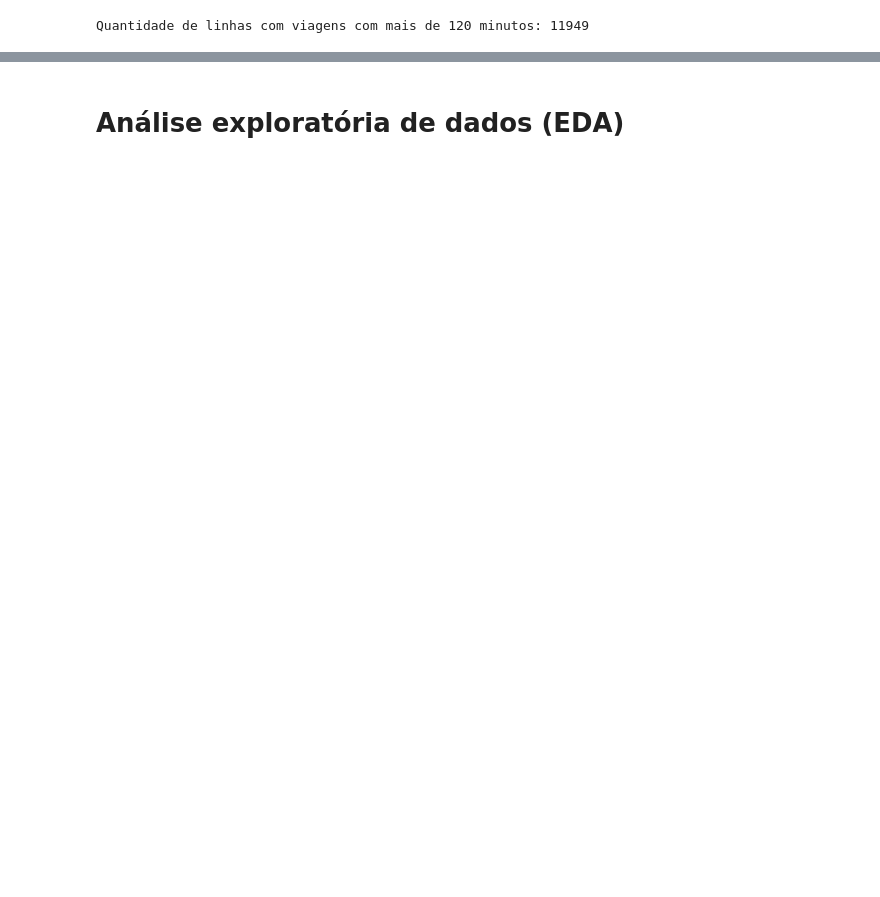
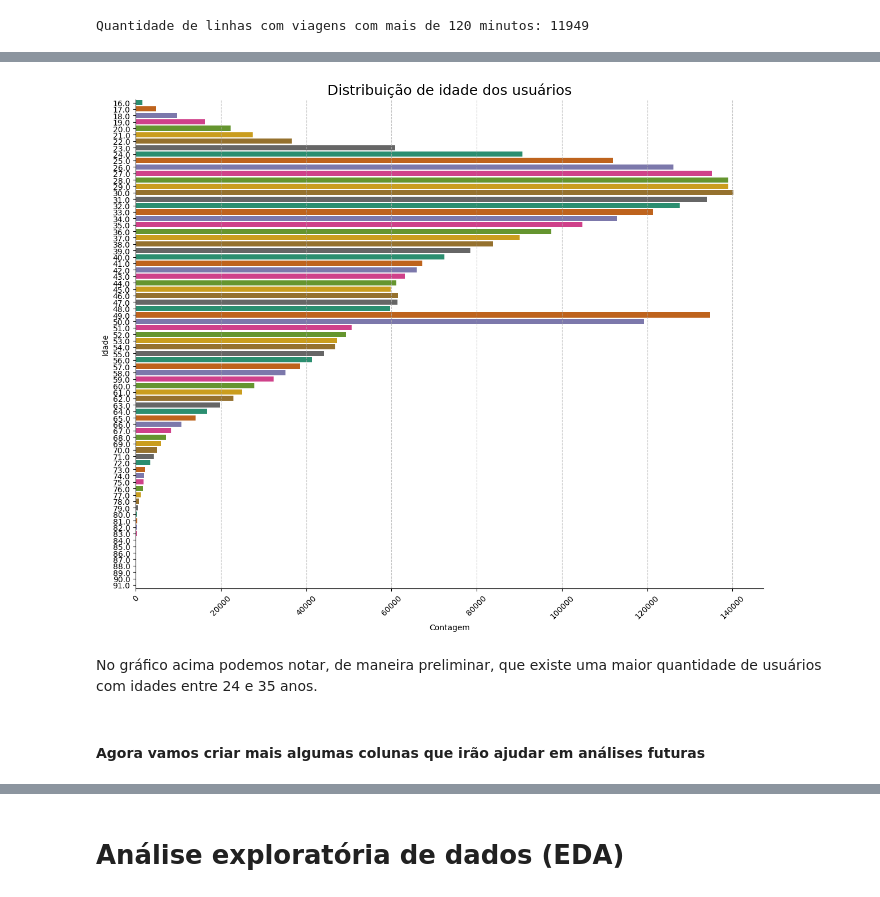
Before and after one commit to luiz-phy/Projeto-Citi-Bike, a Jupyter notebook: Projeto_Citi_Bike_ajustado.ipynb, the cells around one changed output, grey strips where cells are left out. Cells and saved outputs as stored; diff of their text form; code cells hidden in the pictures; blank space fills up the shorter version.

```diff
--- a/Projeto_Citi_Bike_ajustado.ipynb
+++ b/Projeto_Citi_Bike_ajustado.ipynb
@@ -225,3 +301,0 @@ Quantidade de linhas com usuários com mais de 85 anos: 2324
-# %%
-# Removendo as linhas com usuários com mais de 85 anos
-df = df[df['age'] <= 85]
@@ -248,3 +302,27 @@ RecursionError: ignored
+# %%
+# vamos verificar se o gráfico de distribuição de nascimentos mudou
+
+plt.figure(figsize=(12, 10))
+sns.countplot(y=df['age'].dropna().sort_values(), palette="Dark2", linewidth=3)
+
+plt.title("Distribuição de idade dos usuários", fontsize=18)
+plt.xlabel("Contagem")
+plt.ylabel("Idade")
+
+
+plt.xticks(rotation=45)
+plt.subplots_adjust(left=0.15)
+plt.grid(True, axis='x', linestyle='--', alpha=0.7)
+sns.despine()
+
+plt.tight_layout()
+plt.show()
+# %% [output]
+[figure, added]
+# %% [markdown]
+No gráfico acima podemos notar, de maneira preliminar, que existe uma maior quantidade de usuários com idades entre 24 e 35 anos.
+# %% [markdown]
+#### Agora vamos criar mais algumas colunas que irão ajudar em análises futuras
 # %%
 # criando uma coluna weekday
 
```
Also changed, not shown: parts of 66 cells of this notebook.
